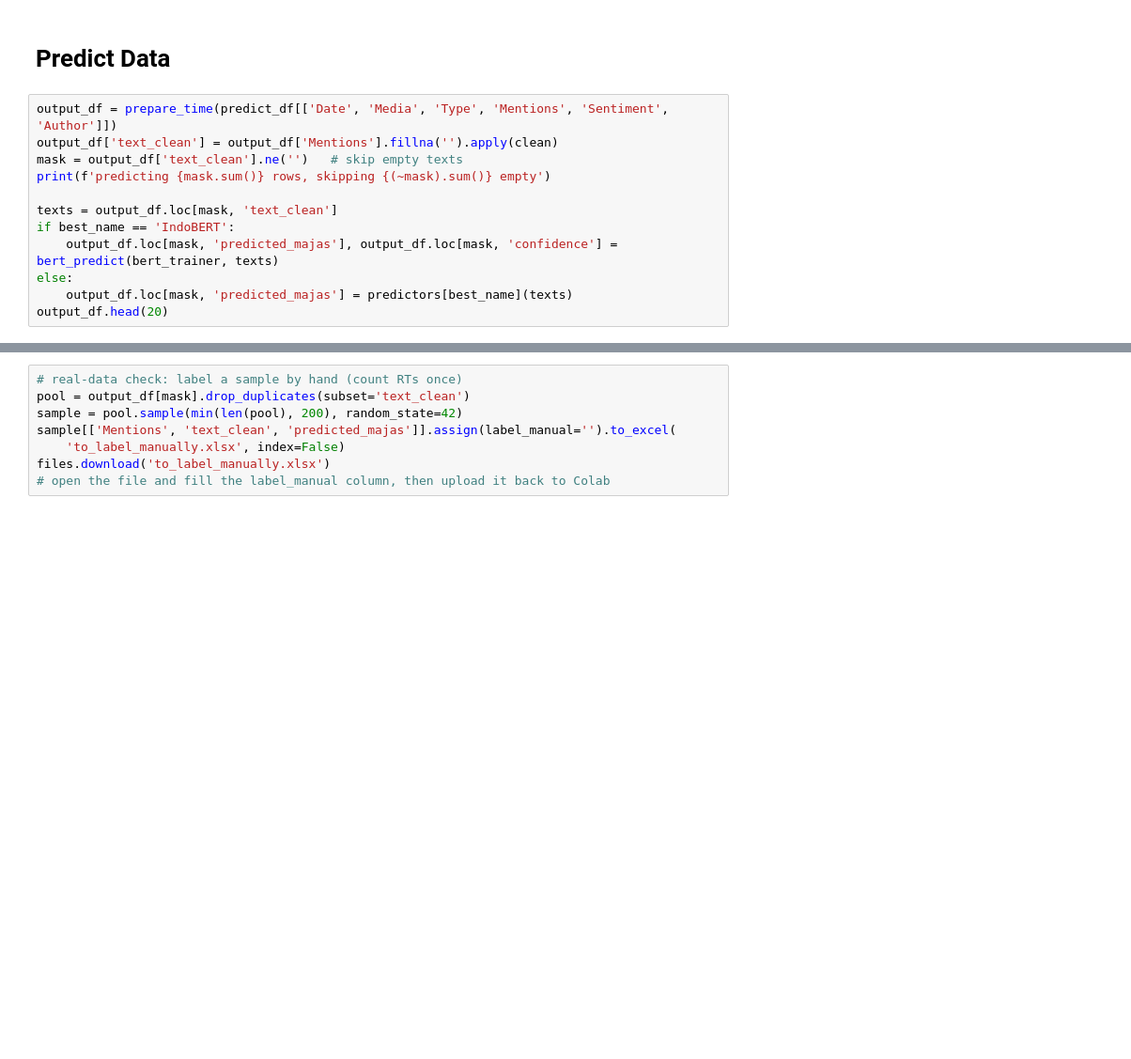
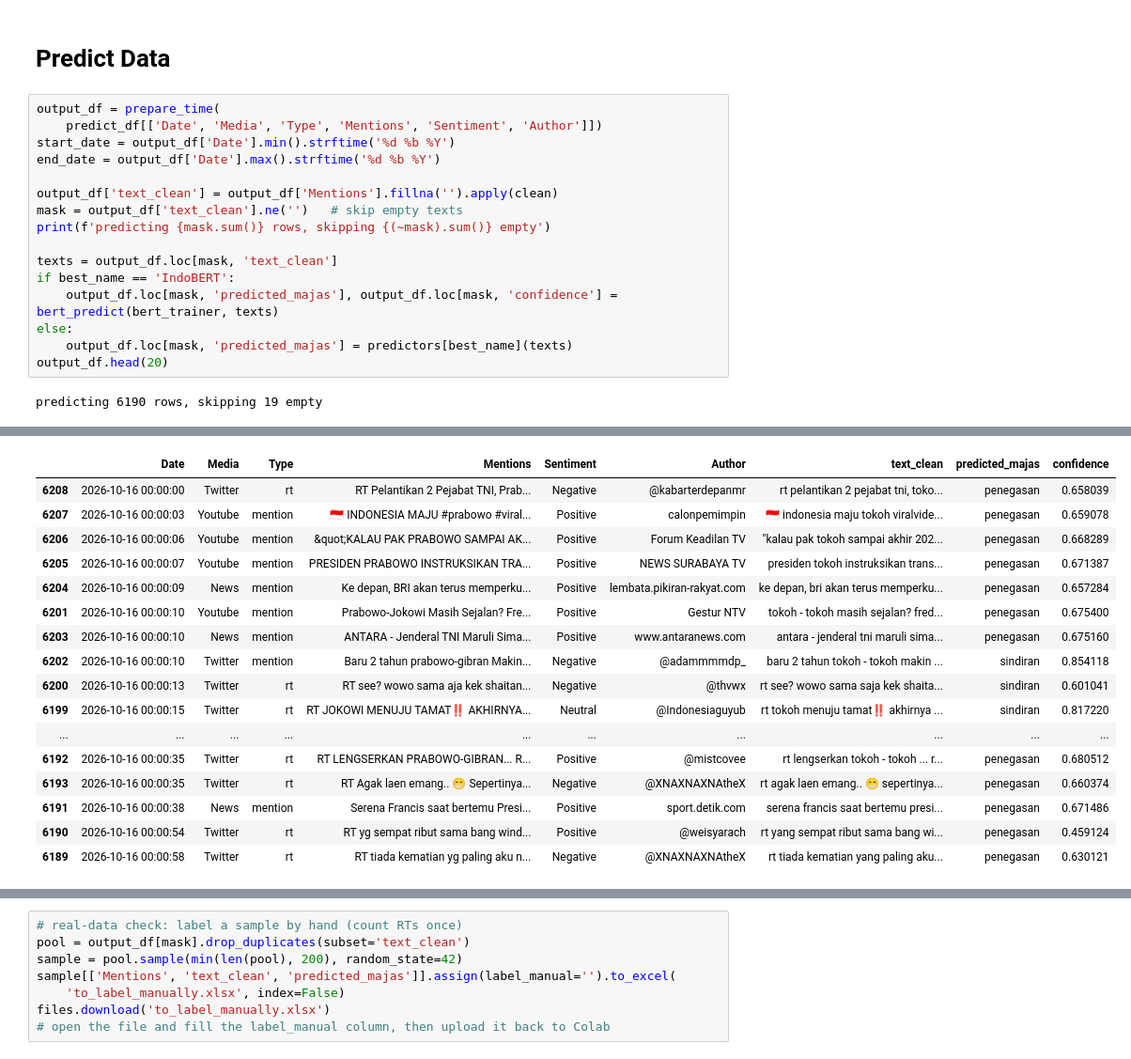
Before and after one commit to aldo02032004/naufaldo.github.io, a Jupyter notebook: 2_ML_Dev_Notebook.ipynb, the cells around one changed output, grey strips where cells are left out. Shown at 94% size. Saved outputs shown, nothing was run; the diff lists cells and outputs as text; blank space fills up the shorter version.

```diff
--- a/2_ML_Dev_Notebook.ipynb
+++ b/2_ML_Dev_Notebook.ipynb
@@ -464,7 +632,11 @@ test macro F1 = 0.532, 95% CI 0.476-0.588
 # %% [markdown]
 # Predict Data
 # %%
-output_df = prepare_time(predict_df[['Date', 'Media', 'Type', 'Mentions', 'Sentiment', 'Author']])
+output_df = prepare_time(
+    predict_df[['Date', 'Media', 'Type', 'Mentions', 'Sentiment', 'Author']])
+start_date = output_df['Date'].min().strftime('%d %b %Y')
+end_date = output_df['Date'].max().strftime('%d %b %Y')
+
 output_df['text_clean'] = output_df['Mentions'].fillna('').apply(clean)
 mask = output_df['text_clean'].ne('')   # skip empty texts
 print(f'predicting {mask.sum()} rows, skipping {(~mask).sum()} empty')
@@ -475,3 +647,5 @@ if best_name == 'IndoBERT':
 else:
     output_df.loc[mask, 'predicted_majas'] = predictors[best_name](texts)
 output_df.head(20)
+# %% [output]
+predicting 6190 rows, skipping 19 empty
@@ -478,3 +653,20 @@ output_df.head(20)
+|  | Date | Media | Type | Mentions | Sentiment | Author | text_clean | predicted_majas | confidence |
+| 6208 | 2026-10-16 00:00:00 | Twitter | rt | RT Pelantikan 2 Pejabat TNI, Prab... | Negative | @kabarterdepanmr | rt pelantikan 2 pejabat tni, toko... | penegasan | 0.658039 |
+| 6207 | 2026-10-16 00:00:03 | Youtube | mention | 🇮🇩 INDONESIA MAJU #prabowo #viral... | Positive | calonpemimpin | 🇮🇩 indonesia maju tokoh viralvide... | penegasan | 0.659078 |
+| 6206 | 2026-10-16 00:00:06 | Youtube | mention | &quot;KALAU PAK PRABOWO SAMPAI AK... | Positive | Forum Keadilan TV | "kalau pak tokoh sampai akhir 202... | penegasan | 0.668289 |
+| 6205 | 2026-10-16 00:00:07 | Youtube | mention | PRESIDEN PRABOWO INSTRUKSIKAN TRA... | Positive | NEWS SURABAYA TV | presiden tokoh instruksikan trans... | penegasan | 0.671387 |
+| 6204 | 2026-10-16 00:00:09 | News | mention | Ke depan, BRI akan terus memperku... | Positive | lembata.pikiran-rakyat.com | ke depan, bri akan terus memperku... | penegasan | 0.657284 |
+| 6201 | 2026-10-16 00:00:10 | Youtube | mention | Prabowo-Jokowi Masih Sejalan? Fre... | Positive | Gestur NTV | tokoh - tokoh masih sejalan? fred... | penegasan | 0.675400 |
+| 6203 | 2026-10-16 00:00:10 | News | mention | ANTARA - Jenderal TNI Maruli Sima... | Positive | www.antaranews.com | antara - jenderal tni maruli sima... | penegasan | 0.675160 |
+| 6202 | 2026-10-16 00:00:10 | Twitter | mention | Baru 2 tahun prabowo-gibran Makin... | Negative | @adammmmdp_ | baru 2 tahun tokoh - tokoh makin ... | sindiran | 0.854118 |
+| 6200 | 2026-10-16 00:00:13 | Twitter | rt | RT see? wowo sama aja kek shaitan... | Negative | @thvwx | rt see? wowo sama saja kek shaita... | sindiran | 0.601041 |
+| 6199 | 2026-10-16 00:00:15 | Twitter | rt | RT JOKOWI MENUJU TAMAT‼️ AKHIRNYA... | Neutral | @Indonesiaguyub | rt tokoh menuju tamat‼️ akhirnya ... | sindiran | 0.817220 |
+| ... | ... | ... | ... | ... | ... | ... | ... | ... | ... |
+| 6192 | 2026-10-16 00:00:35 | Twitter | rt | RT LENGSERKAN PRABOWO-GIBRAN... R... | Positive | @mistcovee | rt lengserkan tokoh - tokoh ... r... | penegasan | 0.680512 |
+| 6193 | 2026-10-16 00:00:35 | Twitter | rt | RT Agak laen emang.. 😁 Sepertinya... | Negative | @XNAXNAXNAtheX | rt agak laen emang.. 😁 sepertinya... | penegasan | 0.660374 |
+| 6191 | 2026-10-16 00:00:38 | News | mention | Serena Francis saat bertemu Presi... | Positive | sport.detik.com | serena francis saat bertemu presi... | penegasan | 0.671486 |
+| 6190 | 2026-10-16 00:00:54 | Twitter | rt | RT yg sempat ribut sama bang wind... | Positive | @weisyarach | rt yang sempat ribut sama bang wi... | penegasan | 0.459124 |
+| 6189 | 2026-10-16 00:00:58 | Twitter | rt | RT tiada kematian yg paling aku n... | Negative | @XNAXNAXNAtheX | rt tiada kematian yang paling aku... | penegasan | 0.630121 |
 # %%
 print(output_df['predicted_majas'].value_counts(dropna=False, normalize=True))
 
```
Also changed, not shown: parts of 16 cells of this notebook.
